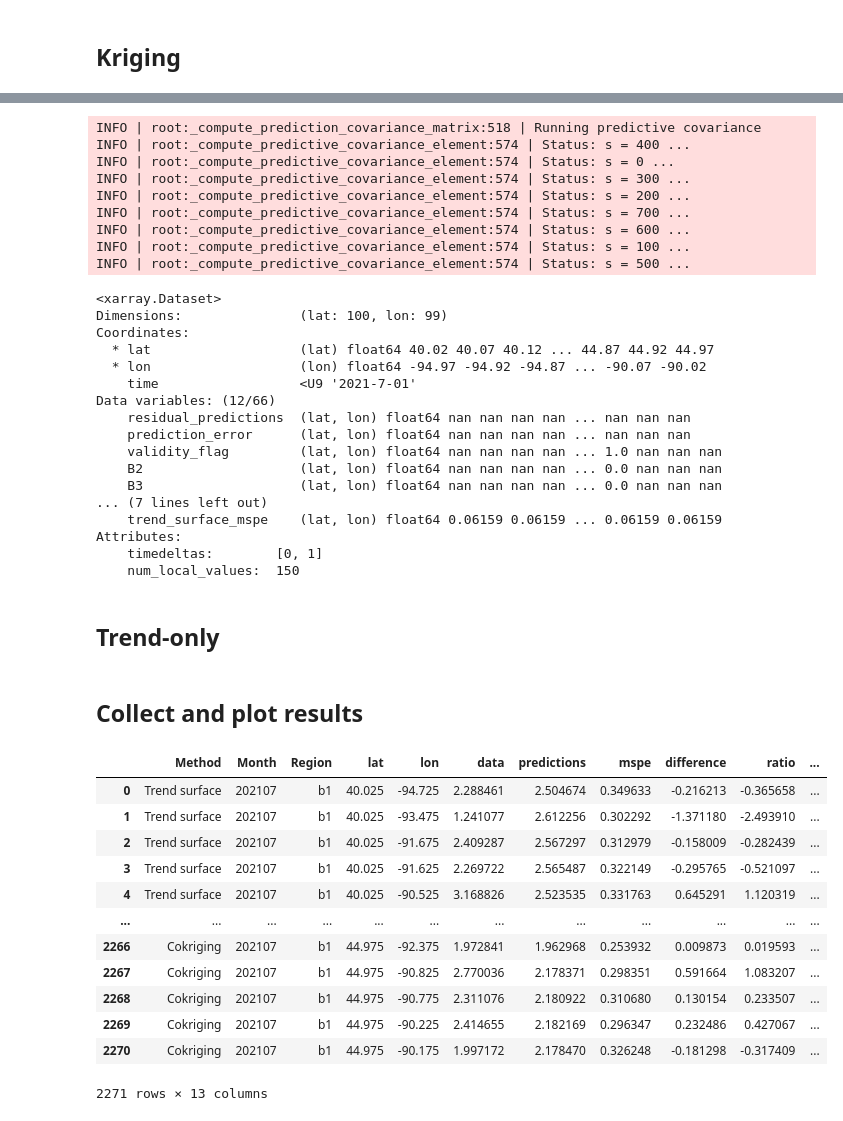
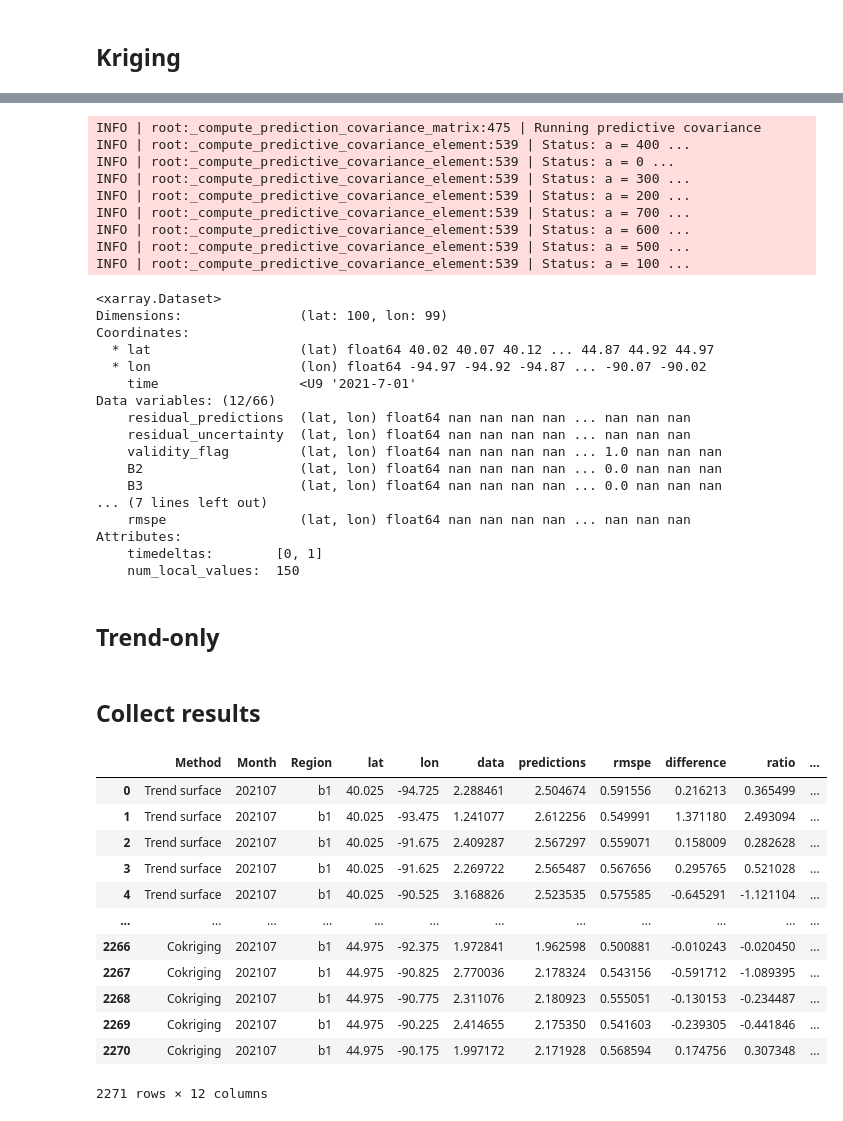
Before and after one commit to joshhjacobson/coSIF, a Jupyter notebook: 04_validation/202107/validation_b1.ipynb, the cells around one changed output, grey strips where cells are left out. Drawn from its saved outputs; the diff is of its cells as text; code cells hidden in the pictures.

Commit message:
Collect validation results

```diff
--- a/04_validation/202107/validation_b1.ipynb
+++ b/04_validation/202107/validation_b1.ipynb
@@ -261,30 +260,32 @@ mf_univariate.fields = np.array([mf_univariate.fields[0]])
 mf_univariate.n_procs = 1
 
 # Load univariate model
-with open(f"../../data/intermediate/models/{year_month_str}/univariate_model.pickle", "rb") as f:
+with open(
+    f"../../data/intermediate/models/{year_month_str}/univariate_model.pickle", "rb"
+) as f:
     univariate_matern = pickle.load(f)
 # %%
 # Make validation predictions
 krige = prediction.Predictor(univariate_matern, mf_univariate)
-dict_krige = krige.cross_validation(
+dict_krige = krige.validation_prediction(
     0,
     pcoords,
-    df_measurement_error,
+    df_me_variance,
     ds_covariates,
     num_local_values=NUM_LOCAL_VALUES,
 )
 ds_krige = dict_krige["ds"]
 ds_krige
 # %% [output]
-INFO | root:_compute_prediction_covariance_matrix:518 | Running predictive covariance
-INFO | root:_compute_predictive_covariance_element:574 | Status: s = 400 ...
-INFO | root:_compute_predictive_covariance_element:574 | Status: s = 0 ...
-INFO | root:_compute_predictive_covariance_element:574 | Status: s = 300 ...
-INFO | root:_compute_predictive_covariance_element:574 | Status: s = 200 ...
-INFO | root:_compute_predictive_covariance_element:574 | Status: s = 700 ...
-INFO | root:_compute_predictive_covariance_element:574 | Status: s = 600 ...
-INFO | root:_compute_predictive_covariance_element:574 | Status: s = 100 ...
-INFO | root:_compute_predictive_covariance_element:574 | Status: s = 500 ...
+INFO | root:_compute_prediction_covariance_matrix:475 | Running predictive covariance
+INFO | root:_compute_predictive_covariance_element:539 | Status: a = 400 ...
+INFO | root:_compute_predictive_covariance_element:539 | Status: a = 0 ...
+INFO | root:_compute_predictive_covariance_element:539 | Status: a = 300 ...
+INFO | root:_compute_predictive_covariance_element:539 | Status: a = 200 ...
+INFO | root:_compute_predictive_covariance_element:539 | Status: a = 700 ...
+INFO | root:_compute_predictive_covariance_element:539 | Status: a = 600 ...
+INFO | root:_compute_predictive_covariance_element:539 | Status: a = 500 ...
+INFO | root:_compute_predictive_covariance_element:539 | Status: a = 100 ...
 <xarray.Dataset>
 Dimensions:               (lat: 100, lon: 99)
 Coordinates:
@@ -293,12 +294,12 @@ Coordinates:
     time                  <U9 '2021-7-01'
 Data variables: (12/66)
     residual_predictions  (lat, lon) float64 nan nan nan nan ... nan nan nan
-    prediction_error      (lat, lon) float64 nan nan nan nan ... nan nan nan
+    residual_uncertainty  (lat, lon) float64 nan nan nan nan ... nan nan nan
     validity_flag         (lat, lon) float64 nan nan nan nan ... 1.0 nan nan nan
     B2                    (lat, lon) float64 nan nan nan nan ... 0.0 nan nan nan
     B3                    (lat, lon) float64 nan nan nan nan ... 0.0 nan nan nan
 ... (7 lines left out)
-    trend_surface_mspe    (lat, lon) float64 0.06159 0.06159 ... 0.06159 0.06159
+    rmspe                 (lat, lon) float64 nan nan nan nan ... nan nan nan
 Attributes:
     timedeltas:        [0, 1]
     num_local_values:  150
@@ -317,7 +318,9 @@ pd.DataFrame(dict_krige["predictive_covariance_matrix"]).to_csv(
 )
 # %%
 # Prepare validation results
-df_krige = ds_krige.to_dataframe().reset_index()[["lat", "lon", "predictions", "mspe"]].dropna()
+df_krige = (
+    ds_krige.to_dataframe().reset_index()[["lat", "lon", "predictions", "rmspe"]].dropna()
+)
 
 df_test_krige = validation.prepare_validation_results(
     df_krige,
@@ -342,9 +345,9 @@ df_quantiles_krige = pd.DataFrame(
 # Prepare validation results
 df_trend = (
     ds_krige.to_dataframe()
-    .reset_index()[["lat", "lon", "trend_surface", "trend_surface_mspe"]]
+    .reset_index()[["lat", "lon", "trend_surface", "trend_surface_rmspe"]]
     .dropna()
-    .rename(columns={"trend_surface": "predictions", "trend_surface_mspe": "mspe"})
+    .rename(columns={"trend_surface": "predictions", "trend_surface_rmspe": "rmspe"})
 )
 
 df_test_trend = validation.prepare_validation_results(
@@ -377,29 +380,29 @@ pd.DataFrame(np.diag(df_test_trend["mspe"].values)).to_csv(
     index=None,
 )
 # %% [markdown]
-## Collect and plot results
+## Collect results
 # %%
-df_validation_results = pd.concat([df_test_trend, df_test_krige, df_test_cokrige], axis=0).reset_index(
-    drop=True
-)
+df_validation_results = pd.concat(
+    [df_test_trend, df_test_krige, df_test_cokrige], axis=0
+).reset_index(drop=True)
 df_validation_results.to_csv(
     f"../../data/intermediate/validation/{year_month_str}/validation_results_{BLOCK_NAME}.csv"
 )
 df_validation_results
 # %% [output]
-|  | Method | Month | Region | lat | lon | data | predictions | mspe | difference | ratio | ... |
-| 0 | Trend surface | 202107 | b1 | 40.025 | -94.725 | 2.288461 | 2.504674 | 0.349633 | -0.216213 | -0.365658 | ... |
-| 1 | Trend surface | 202107 | b1 | 40.025 | -93.475 | 1.241077 | 2.612256 | 0.302292 | -1.371180 | -2.493910 | ... |
-| 2 | Trend surface | 202107 | b1 | 40.025 | -91.675 | 2.409287 | 2.567297 | 0.312979 | -0.158009 | -0.282439 | ... |
-| 3 | Trend surface | 202107 | b1 | 40.025 | -91.625 | 2.269722 | 2.565487 | 0.322149 | -0.295765 | -0.521097 | ... |
-| 4 | Trend surface | 202107 | b1 | 40.025 | -90.525 | 3.168826 | 2.523535 | 0.331763 | 0.645291 | 1.120319 | ... |
+|  | Method | Month | Region | lat | lon | data | predictions | rmspe | difference | ratio | ... |
+| 0 | Trend surface | 202107 | b1 | 40.025 | -94.725 | 2.288461 | 2.504674 | 0.591556 | 0.216213 | 0.365499 | ... |
+| 1 | Trend surface | 202107 | b1 | 40.025 | -93.475 | 1.241077 | 2.612256 | 0.549991 | 1.371180 | 2.493094 | ... |
+| 2 | Trend surface | 202107 | b1 | 40.025 | -91.675 | 2.409287 | 2.567297 | 0.559071 | 0.158009 | 0.282628 | ... |
+| 3 | Trend surface | 202107 | b1 | 40.025 | -91.625 | 2.269722 | 2.565487 | 0.567656 | 0.295765 | 0.521028 | ... |
+| 4 | Trend surface | 202107 | b1 | 40.025 | -90.525 | 3.168826 | 2.523535 | 0.575585 | -0.645291 | -1.121104 | ... |
 | ... | ... | ... | ... | ... | ... | ... | ... | ... | ... | ... | ... |
-| 2266 | Cokriging | 202107 | b1 | 44.975 | -92.375 | 1.972841 | 1.962968 | 0.253932 | 0.009873 | 0.019593 | ... |
-| 2267 | Cokriging | 202107 | b1 | 44.975 | -90.825 | 2.770036 | 2.178371 | 0.298351 | 0.591664 | 1.083207 | ... |
-| 2268 | Cokriging | 202107 | b1 | 44.975 | -90.775 | 2.311076 | 2.180922 | 0.310680 | 0.130154 | 0.233507 | ... |
-| 2269 | Cokriging | 202107 | b1 | 44.975 | -90.225 | 2.414655 | 2.182169 | 0.296347 | 0.232486 | 0.427067 | ... |
-| 2270 | Cokriging | 202107 | b1 | 44.975 | -90.175 | 1.997172 | 2.178470 | 0.326248 | -0.181298 | -0.317409 | ... |
+| 2266 | Cokriging | 202107 | b1 | 44.975 | -92.375 | 1.972841 | 1.962598 | 0.500881 | -0.010243 | -0.020450 | ... |
+| 2267 | Cokriging | 202107 | b1 | 44.975 | -90.825 | 2.770036 | 2.178324 | 0.543156 | -0.591712 | -1.089395 | ... |
+| 2268 | Cokriging | 202107 | b1 | 44.975 | -90.775 | 2.311076 | 2.180923 | 0.555051 | -0.130153 | -0.234487 | ... |
+| 2269 | Cokriging | 202107 | b1 | 44.975 | -90.225 | 2.414655 | 2.175350 | 0.541603 | -0.239305 | -0.441846 | ... |
+| 2270 | Cokriging | 202107 | b1 | 44.975 | -90.175 | 1.997172 | 2.171928 | 0.568594 | 0.174756 | 0.307348 | ... |
-2271 rows × 13 columns
+2271 rows × 12 columns
 # %%
 df_quantiles = pd.concat(
     [df_quantiles_trend, df_quantiles_krige, df_quantiles_cokrige], axis=0
```
Also changed, not shown: parts of 14 cells of this notebook, 12 other files.
